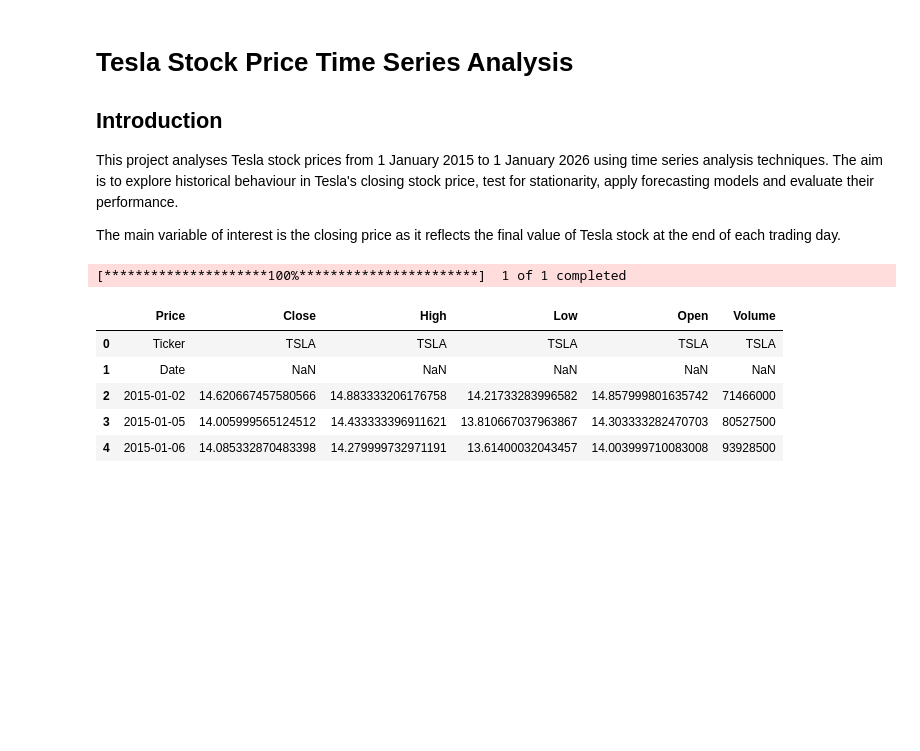
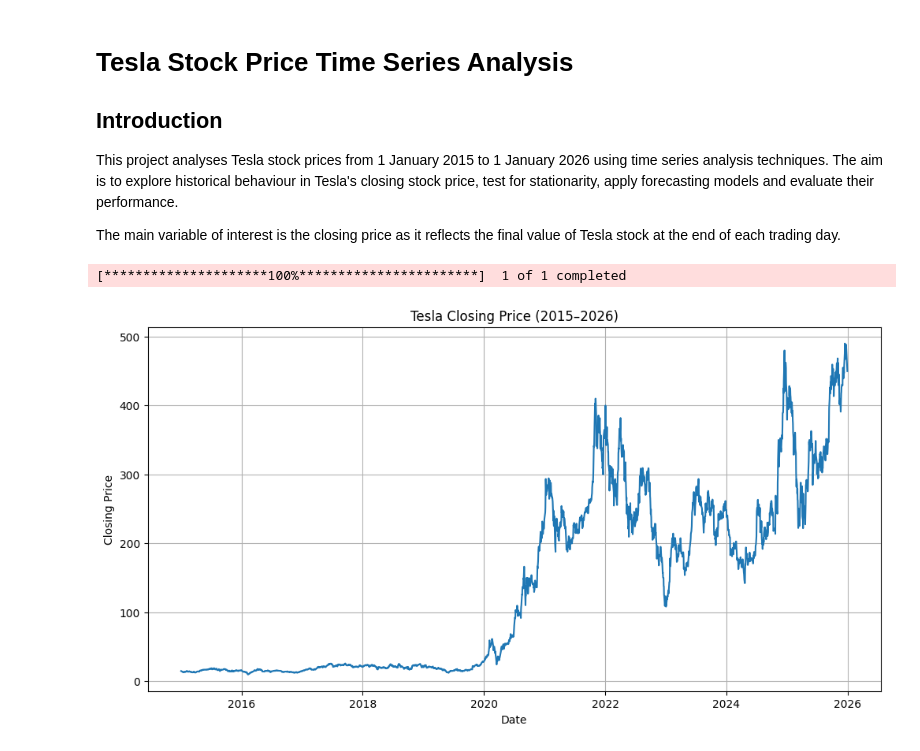
Before and after one commit to killianharnett1/tesla-time-series-analysis, a Jupyter notebook: notebooks/tesla_time_series_analysis.ipynb, the cells around one changed output. Cells and saved outputs as stored; diff of their text form; code cells hidden in the pictures; blank space fills up the shorter version.

Commit message:
Fix date issue and add line plot

```diff
--- a/notebooks/tesla_time_series_analysis.ipynb
+++ b/notebooks/tesla_time_series_analysis.ipynb
@@ -22,17 +23,27 @@ data = yf.download("TSLA", start="2015-01-01", end="2026-01-01")
 data.to_csv(r"C:\Users\killi\OneDrive - Dundalk Institute of Technology\tesla-time-series-analysis\data\tesla_stock_data.csv")
 # %% [output]
 [*********************100%***********************]  1 of 1 completed
-# %%
-import pandas as pd
-
-url = "https://raw.githubusercontent.com/killianharnett1/tesla-time-series-analysis/main/data/tesla_stock_data.csv"
-data = pd.read_csv(url)
-
-data.head()
-# %% [output]
-|  | Price | Close | High | Low | Open | Volume |
-| 0 | Ticker | TSLA | TSLA | TSLA | TSLA | TSLA |
-| 1 | Date | NaN | NaN | NaN | NaN | NaN |
-| 2 | 2015-01-02 | 14.620667457580566 | 14.883333206176758 | 14.21733283996582 | 14.857999801635742 | 71466000 |
-| 3 | 2015-01-05 | 14.005999565124512 | 14.433333396911621 | 13.810667037963867 | 14.303333282470703 | 80527500 |
-| 4 | 2015-01-06 | 14.085332870483398 | 14.279999732971191 | 13.61400032043457 | 14.003999710083008 | 93928500 |
+# %%
+# Flatten columns if needed
+if isinstance(data.columns, pd.MultiIndex):
+    data.columns = data.columns.get_level_values(0)
+
+# Ensure proper datetime index
+data.index = pd.to_datetime(data.index)
+
+# Plot
+fig, ax = plt.subplots(figsize=(12,6))
+ax.plot(data.index, data["Close"])
+
+ax.set_title("Tesla Closing Price (2015–2026)")
+ax.set_xlabel("Date")
+ax.set_ylabel("Closing Price")
+
+# Fix x-axis formatting
+ax.xaxis.set_major_locator(mdates.YearLocator(2))
+ax.xaxis.set_major_formatter(mdates.DateFormatter("%Y"))
+
+plt.grid(True)
+plt.show()
+# %% [output]
+[figure, added]
```
Also changed, not shown: parts of 2 cells of this notebook.
